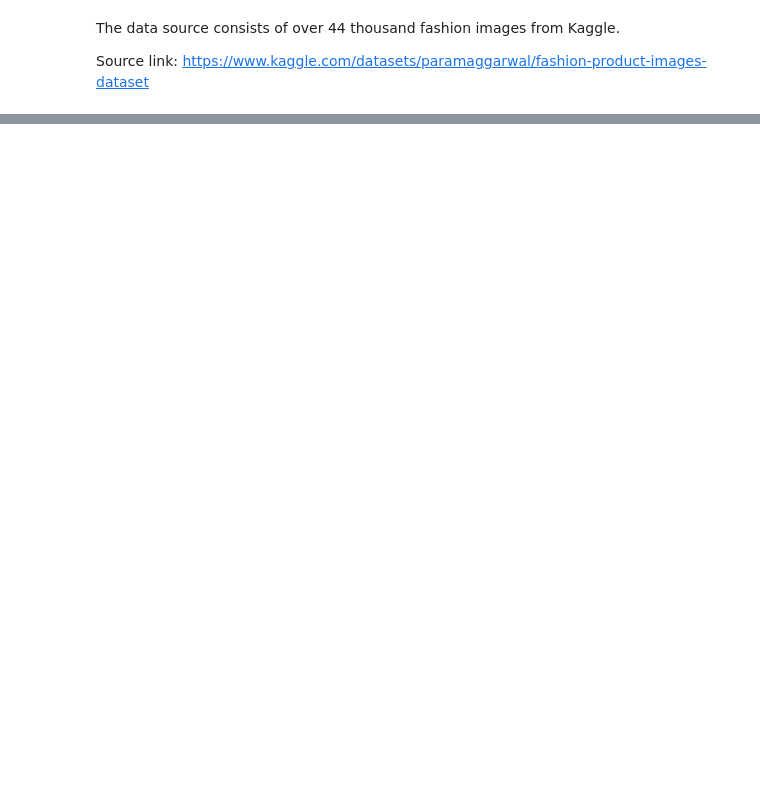
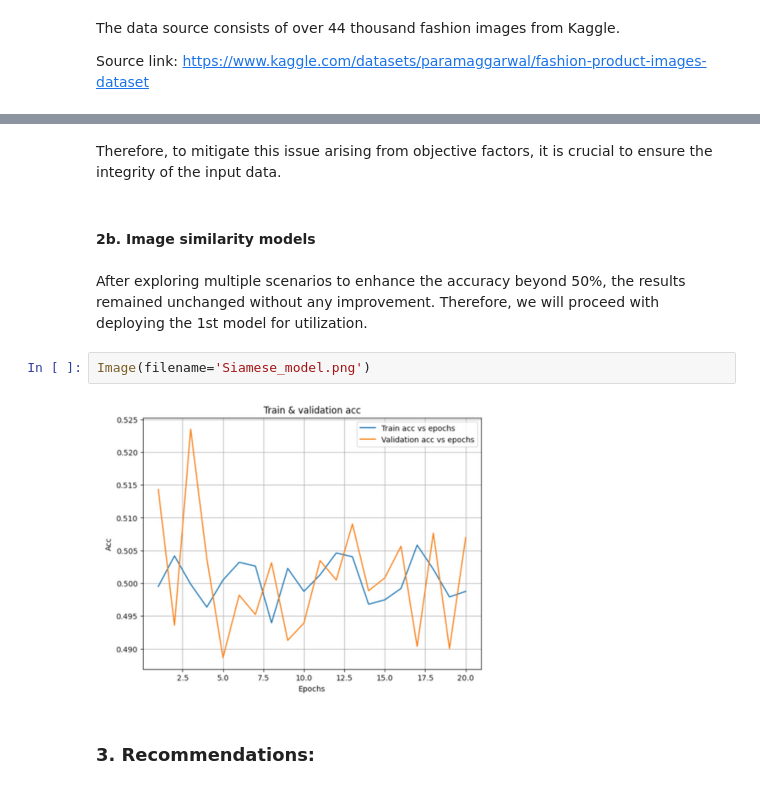
Before and after one commit to thao-phan23/Proposal_for_image_search_feature_for_NITA_fashion_ecommerce_company, a Jupyter notebook: 7. Phase_5_Project_Model_Evaluation.ipynb, the cells around one changed output, grey strips where cells are left out. Drawn from its saved outputs; the diff is of its cells as text; blank space fills up the shorter version.

```diff
--- a/7. Phase_5_Project_Model_Evaluation.ipynb
+++ b/7. Phase_5_Project_Model_Evaluation.ipynb
@@ -75,0 +46,12 @@ best_classification_model_f1score_table
+# %% [markdown]
+Therefore, to mitigate this issue arising from objective factors, it is crucial to ensure the integrity of the input data.
+# %% [markdown]
+#### 2b. Image similarity models
+# %% [markdown]
+After exploring multiple scenarios to enhance the accuracy beyond 50%, the results remained unchanged without any improvement. Therefore, we will proceed with deploying the 1st model for utilization.
+# %%
+Image(filename='Siamese_model.png')
+# %% [output]
+[figure, added]
+# %% [markdown]
+### 3. Recommendations:
```
Also changed, not shown: parts of 21 cells of this notebook, 8 other files.
